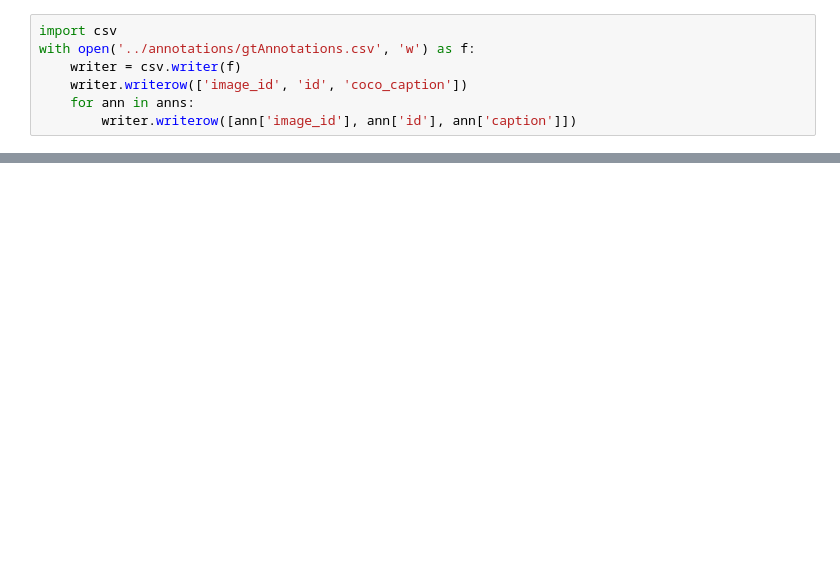
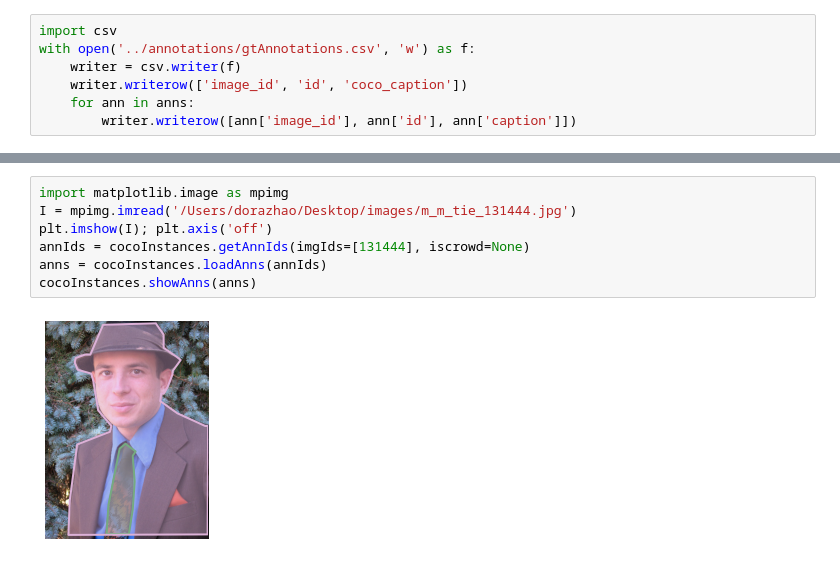
Before and after one commit to dorazhao99/cos429-fina.., a Jupyter notebook: code/getImages.ipynb, the cells around one changed output, grey strips where cells are left out. Cells and saved outputs as stored; diff of their text form; blank space fills up the shorter version.

```diff
--- a/code/getImages.ipynb
+++ b/code/getImages.ipynb
@@ -115,0 +116,9 @@ anns
+# %%
+import matplotlib.image as mpimg
+I = mpimg.imread('/Users/dorazhao/Desktop/images/m_m_tie_131444.jpg')
+plt.imshow(I); plt.axis('off')
+annIds = cocoInstances.getAnnIds(imgIds=[131444], iscrowd=None)
+anns = cocoInstances.loadAnns(annIds)
+cocoInstances.showAnns(anns)
+# %% [output]
+[figure, added]
```
Also changed, not shown: parts of 3 cells of this notebook, 8 other files.
